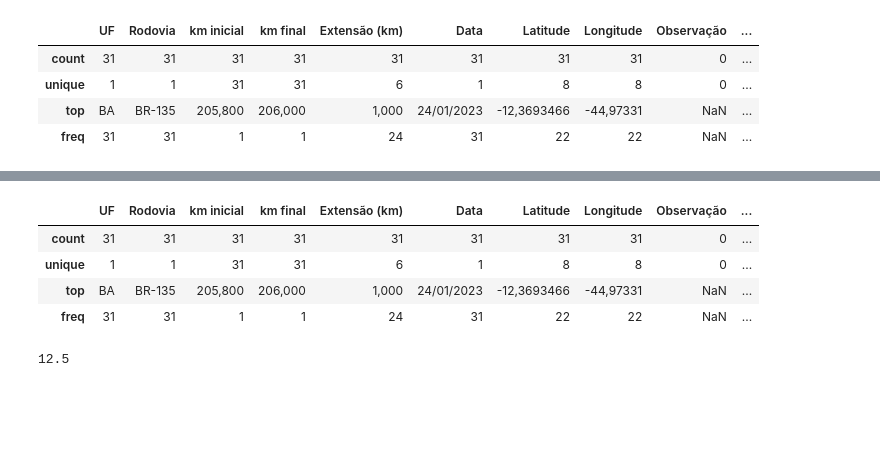
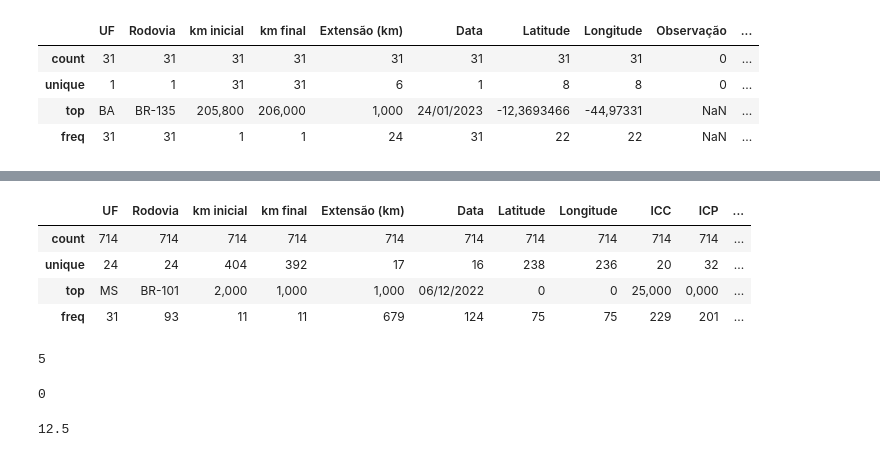
Before and after one commit to WandersonGustavo/Imersao_Alura_Aula_04, a Jupyter notebook: dnit_dados2.ipynb, the cells around one changed output, grey strips where cells are left out. Cells and saved outputs as stored; diff of their text form; code cells hidden in the pictures; blank space fills up the shorter version.

```diff
--- a/dnit_dados2.ipynb
+++ b/dnit_dados2.ipynb
@@ -170,11 +49,0 @@ x.describe()
-# %%
-indice23=base.groupby(['Latitude'])
-dadosBahia23=lat23BA
-y=dadosBahia23
-y.describe()
-# %% [output]
-|  | UF | Rodovia | km inicial | km final | Extensão (km) | Data | Latitude | Longitude | Observação | ... |
-| count | 31 | 31 | 31 | 31 | 31 | 31 | 31 | 31 | 0 | ... |
-| unique | 1 | 1 | 31 | 31 | 6 | 1 | 8 | 8 | 0 | ... |
-| top | BA | BR-135 | 205,800 | 206,000 | 1,000 | 24/01/2023 | -12,3693466 | -44,97331 | NaN | ... |
-| freq | 31 | 31 | 1 | 1 | 24 | 31 | 22 | 22 | NaN | ... |
@@ -183,0 +50,10 @@ y = base.iloc[:, 7].values
+# %%
+dadosBahia22=base2.groupby(['UF'])
+dadosBahia22=lat22BA
+dadosBahia22.describe()
+# %% [output]
+|  | UF | Rodovia | km inicial | km final | Extensão (km) | Data | Latitude | Longitude | ICC | ICP | ... |
+| count | 714 | 714 | 714 | 714 | 714 | 714 | 714 | 714 | 714 | 714 | ... |
+| unique | 24 | 24 | 404 | 392 | 17 | 16 | 238 | 236 | 20 | 32 | ... |
+| top | MS | BR-101 | 2,000 | 1,000 | 1,000 | 06/12/2022 | 0 | 0 | 25,000 | 0,000 | ... |
+| freq | 31 | 93 | 11 | 11 | 679 | 124 | 75 | 75 | 229 | 201 | ... |
@@ -184,3 +64,12 @@ y = base.iloc[:, 7].values
+# %%
+base2['ICM'].isnull().sum()
+# %% [output]
+5
+# %%
+base2['ICM'].fillna(0,inplace=True)
+base2['ICM'].isnull().sum()
+# %% [output]
+0
 # %%
 #
 a="12,5"
```
Also changed, not shown: parts of 45 cells of this notebook.
